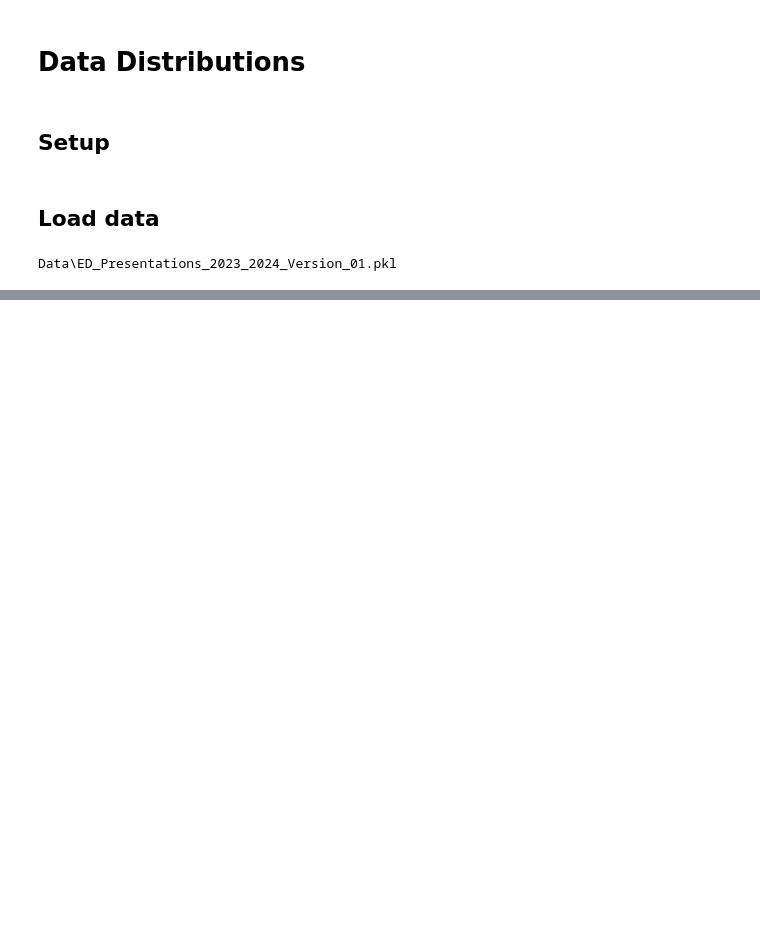
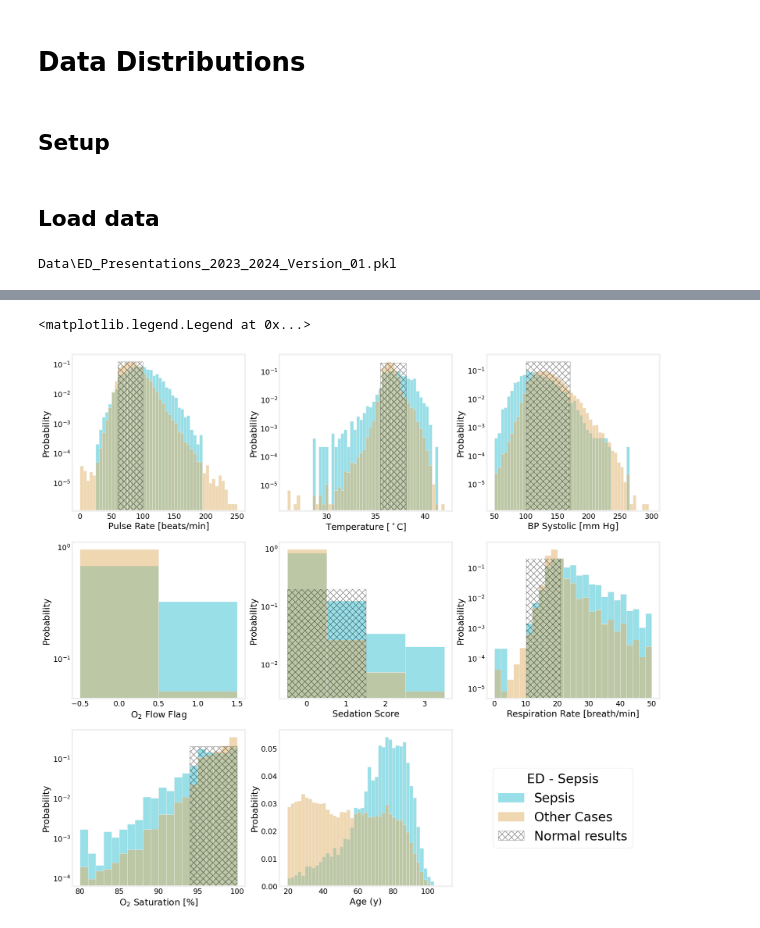
Before and after one commit to SACEIH/Salient_Sepsis_ED_Prediction, a Jupyter notebook: Data_Distributiuons.ipynb, the cells around one changed output, grey strips where cells are left out. Drawn from its saved outputs; the diff is of its cells as text; code cells hidden in the pictures; blank space fills up the shorter version.

```diff
--- a/Data_Distributiuons.ipynb
+++ b/Data_Distributiuons.ipynb
@@ -91,6 +91,8 @@ sepsis_temp_df = sepsis_df.copy()
 
 sepsis_temp_df.dropna(subset=['NUMBER_NOT_NULL'],inplace=True)
 sepsis_temp_df.drop(sepsis_temp_df.loc[sepsis_df.AGEONADMIT>120].index,inplace=True)
+
+
 
 AnalysisVariable =[
        'Pulse Rate (beats/min)',
@@ -110,7 +112,8 @@ AnalysisVariable =[
 for key in AnalysisVariable:
     sepsis_temp_df[key] = pd.to_numeric(sepsis_temp_df[key])
 
-
+sepsis_temp_df['O2_Flow_Flag'] =  0
+sepsis_temp_df.loc[sepsis_temp_df['O2 Flow (L/min)']>0,  'O2_Flow_Flag'] =  1
 
 # sepsis_2023_df = sepsis_df.loc[sepsis_df.ADMITDTM.between('2023-01-01','2024-01-01')].copy()
 # sepsis_2023_df = sepsis_2023_df.loc[sepsis_2023_df.AGEONADMIT<120].copy()
@@ -138,14 +150,10 @@ plotSettings = {
         #  ( bins, xmin, xmax, log/linear)
         'AGEONADMISSION':(45,19.5,109.5,'linear','Age (y)', False, 0,0),
 
-
-        'FirstBloodGlucose':(50,0,100,'log','Blood Glucose [mmol/L]', False,0, 0),
-        'Temperature (degrees C)':(50,32,44,'log', r"Temperature [$^\circ$C]", True,35.5,38.1),
-        'FirstWeightKg':(50,50,150,'log','Weight [kg]', False, 0,0),
-
+        'BP Systolic (mm Hg)': (50,50,300,'log', 'BP Systolic [mm Hg]',True, 100,170 ),
+        'Temperature (degrees C)':(50,26,42,'log', r"Temperature [$^\circ$C]", True,35.5,38.1),
 
         'FirstPainAssessment': (11,-0.5,10.5,'log','Pain Assessment', False, 8,10),
-        'BP Systolic (mm Hg)': (50,50,250,'log', 'BP Systolic [mm Hg]',True, 100,170 ),
         'FirstBPDiastolic': (50,0,200,'log', 'BP Diastolic [mm Hg]', False,0,0),
         'FirstEstimatedGlomerularFiltrationRate': (50,0,100,'log',r"Estimated Glomerular Filtration Rate [mL/min/1.73m$^{2}$]", True, 60, 100),
         'FirstCreatinine': (50,0,800,'log',r"Creatinine - Serum [$\mu$mol/L]", True, 45, 110),
@@ -204,10 +212,7 @@ plotSettings = {
         'FirstSodiumDirectVenous':(50,100,180,'log',r"Sodium Direct Venous [mmol/L]", False, 0,0),
         'FirstSodiumDirectArterial':(50,100,180,'log',r"Sodium Direct Arterial [mmol/L]", True, 137, 145),
 
-        'FirstO2Flow':(20,0,20,'log',r"O$_{2}$ Flow", True,0,5),
-        'Pulse Rate (beats/min)':(50,0,200,'log','Pulse Rate [beats/min]' ,True,60,100),
-        'SpO2 (%)':(50,0,100,'log',r"O$_{2}$ Saturation [%]",True,94,100),
-         'Respiration (breaths/min)':(20,0,40,'log','Respiration Rate [breath/min]',True,10,21),
+
          'FirstLevelofConsciousness':(4,-0.5,3.5,'log',"Level of Consciousness",True,-0.5,2),
         'FirstGCSScoreAdult':(16,-0.5,15.5,'log','Glasgow Coma Scale',False,0,0)
 
@@ -270,0 +294,62 @@ plotSettingValues
+# %%
+fig, axs = plt.subplots(nrows=3, ncols=3, figsize=(5.9*3, 8.6*2))
+
+import matplotlib.patches as mpatches
+vars =[
+       ('Pulse Rate (beats/min)',0,0),
+       ('Temperature (degrees C)',0,1),
+       ('BP Systolic (mm Hg)',0,2),
+   #  #    # 'BP Diastolic (mm Hg)',
+   #    #  'O2 Flow (L/min)',
+       ('O2_Flow_Flag',1,0),
+       ('Sedation Score',1,1),
+   #  #    # 'Resting Pain Score',
+       ('Respiration (breaths/min)',1,2),
+   #     # 'Pain: New/Unexpected',
+       ('SpO2 (%)',2,0),
+       ('AGEONADMIT',2,1)
+   #  #    'GENDERCODE',
+       ]
+
+
+for v in vars:
+    item = v[0]
+    axis = axs[v[1],v[2]]
+    # item = 'Pulse Rate (beats/min)'
+    plotSettingValues = plotSettings[item]
+
+
+
+
+
+
+    hist = sns.histplot(data=sepsis_temp_df.loc[~sepsis_temp_df[item].isna()], x=item,  stat= 'probability',
+                    palette={1: to_rgba("#32C0D2", 1), 0: to_rgba("#E0B165",1),}, hue=DiagnosisString,
+                    alpha=0.5, common_norm=False,
+                    bins=plotSettingValues[0],
+                    label=plotSettingValues[4] , #  color_dict,
+                binrange=(plotSettingValues[1], plotSettingValues[2]),
+                ax=axis
+        )
+    axis.grid(False)
+
+    if plotSettingValues[5]:
+        x1 = plotSettingValues[6]
+        x2 = plotSettingValues[7]
+        y = np.arange(0,axs[0,0].get_ylim()[1],0.01)
+        axis.fill_betweenx(y,x1,x2, facecolor='none', edgecolor='black', hatch='xx',alpha=0.5, label='Normal Results')
+
+    axis.set(xlabel=plotSettingValues[4])
+    axis.set_yscale(plotSettingValues[3])
+    axis.get_legend().remove()
+
+axs[2,2].axis('off')
+
+
+patches = [mpatches.Patch(color= to_rgba("#32C0D2", 1), label='Sepsis',alpha=0.5),
+           mpatches.Patch(color=to_rgba("#E0B165",1), alpha=0.5, label='Other Cases'),
+           mpatches.Patch( facecolor='none', edgecolor='black', hatch='xx',alpha=0.5, label='Normal results')]
+plt.legend(handles=patches, loc='center left',fontsize="xx-large",title_fontsize='xx-large',title='ED - Sepsis' )
+# %% [output]
+<matplotlib.legend.Legend at 0x...>
+[figure, added]
```
Also changed, not shown: parts of 4 cells of this notebook, 3 other files.
